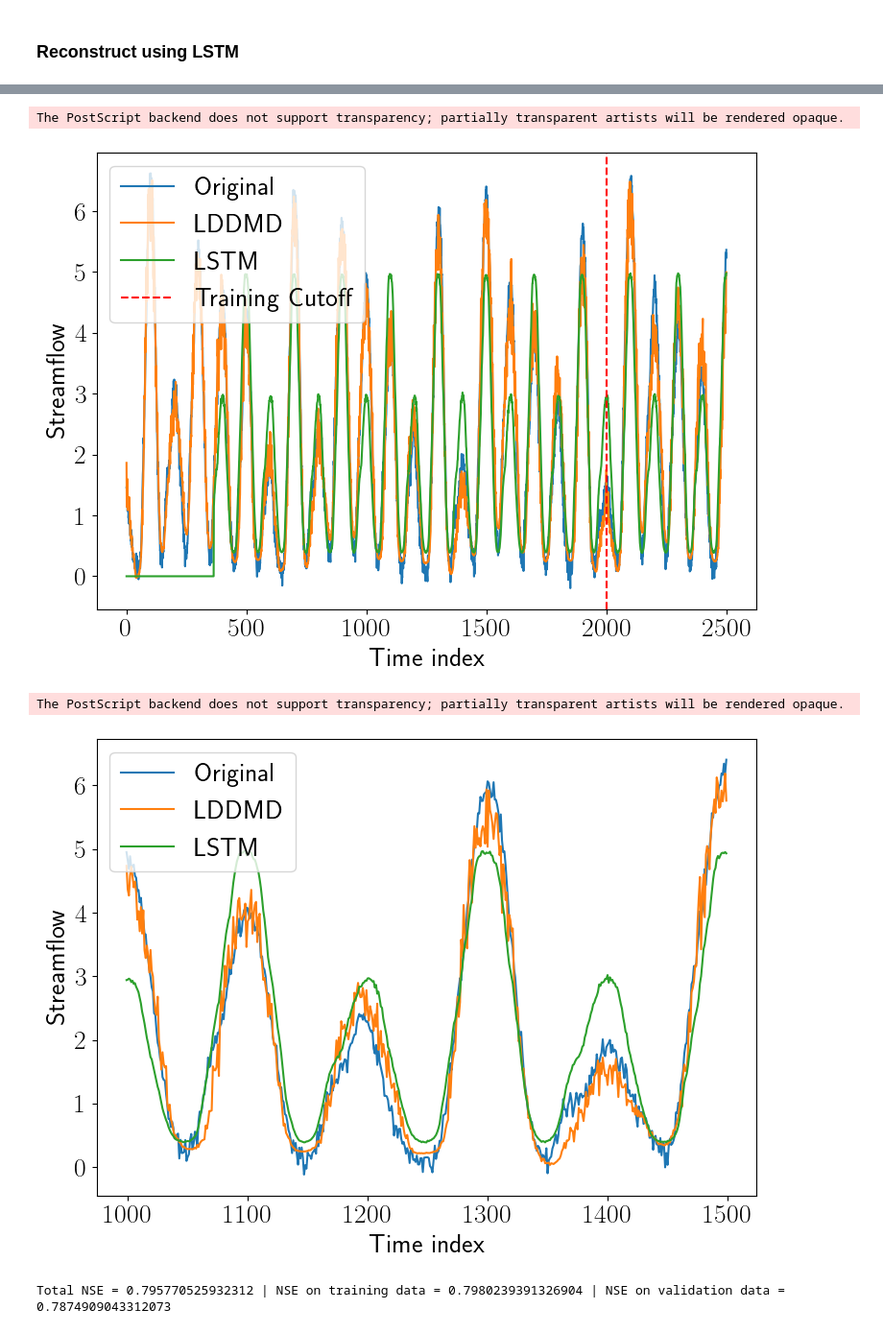
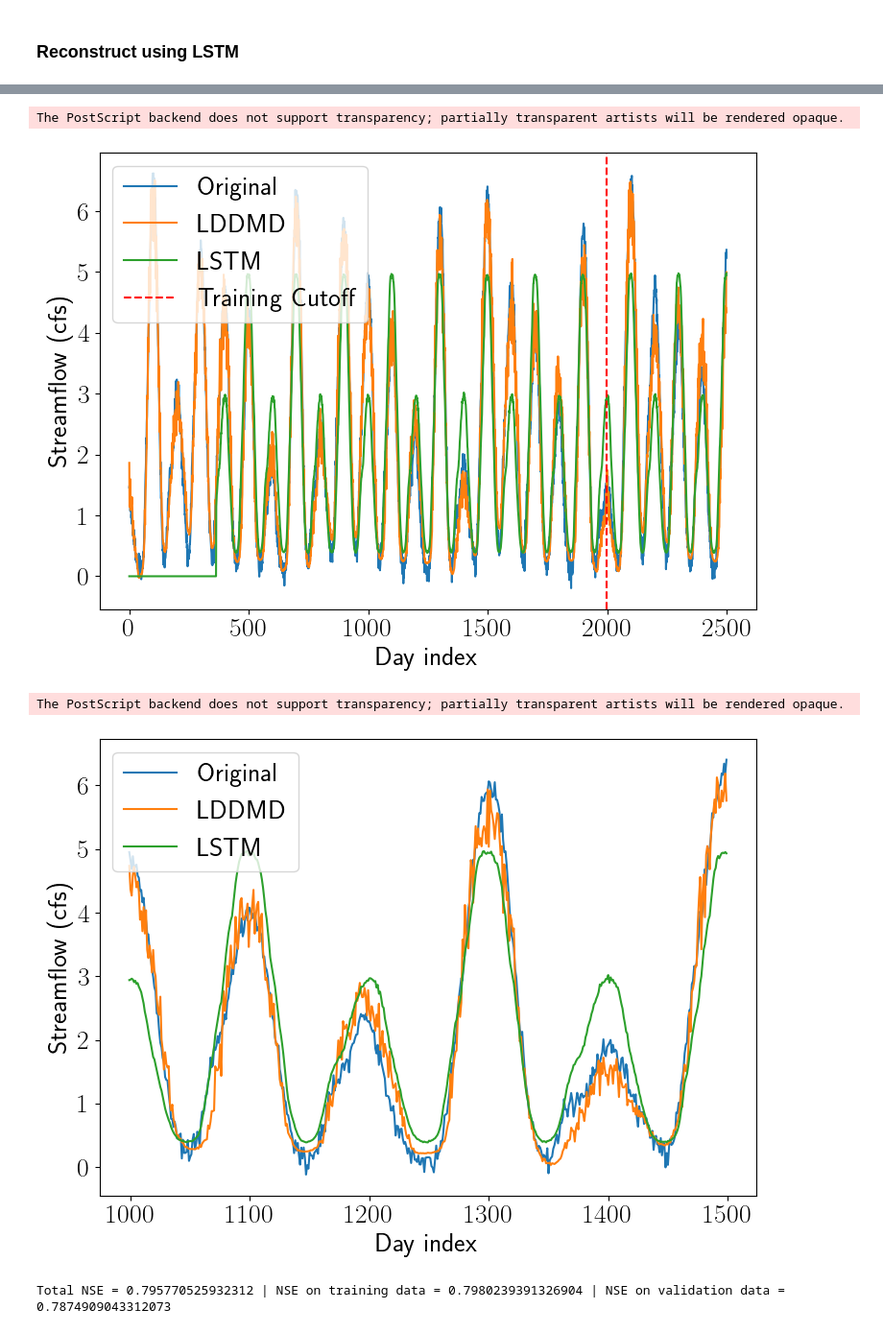
Before and after one commit to wdiepeveen/Latent-Diffeomorphic-Dynamic-Mode-Decomposition, a Jupyter notebook: toy_lddmd.ipynb, the cells around one changed output, grey strips where cells are left out. Shown at 96% size. Cells and saved outputs as stored; diff of their text form; code cells hidden in the pictures.

```diff
--- a/toy_lddmd.ipynb
+++ b/toy_lddmd.ipynb
@@ -490,33 +490,33 @@ v_lstm[config.seq_length-1:] = evaluate_model(model, test_loader)
 # %%
 # Plot learned signal
 plt.figure(figsize=figsize)
 plt.plot(i, v, label='Original')
 plt.plot(i, v_net, label='LDDMD')
 plt.plot(i, v_lstm, label='LSTM')
 plt.axvline(x=i_train[-1], color='r', linestyle='--', label='Training Cutoff')
 plt.legend(loc='upper left')
-plt.xlabel("Time index")
-plt.ylabel("Streamflow")
+plt.xlabel("Day index")
+plt.ylabel("Streamflow (cfs)")
 plt.tight_layout()
 plt.savefig(os.path.join(results_folder, "v_reconstruction_comparison.eps"))
 plt.show()
 
 # Plot learned signal
 plt.figure(figsize=figsize)
 plt.plot(i[999:1500], v[999:1500], label='Original')
 plt.plot(i[999:1500], v_net[999:1500], label='LDDMD')
 plt.plot(i[999:1500], v_lstm[999:1500], label='LSTM')
 plt.legend(loc='upper left')
-plt.xlabel("Time index")
-plt.ylabel("Streamflow")
+plt.xlabel("Day index")
+plt.ylabel("Streamflow (cfs)")
 plt.tight_layout()
 plt.savefig(os.path.join(results_folder, "v_reconstruction_comparison_zoom.eps"))
 plt.show()
 # %% [output]
 The PostScript backend does not support transparency; partially transparent artists will be rendered opaque.
-[figure, old version]
+[figure, new version]
 The PostScript backend does not support transparency; partially transparent artists will be rendered opaque.
-[figure, old version]
+[figure, new version]
 # %%
 # Compute NSE metrics
 total_nse = nse(v[config.seq_length-1:], v_lstm[config.seq_length-1:])
```
Also changed, not shown: parts of 2 cells of this notebook, 17 other files.
